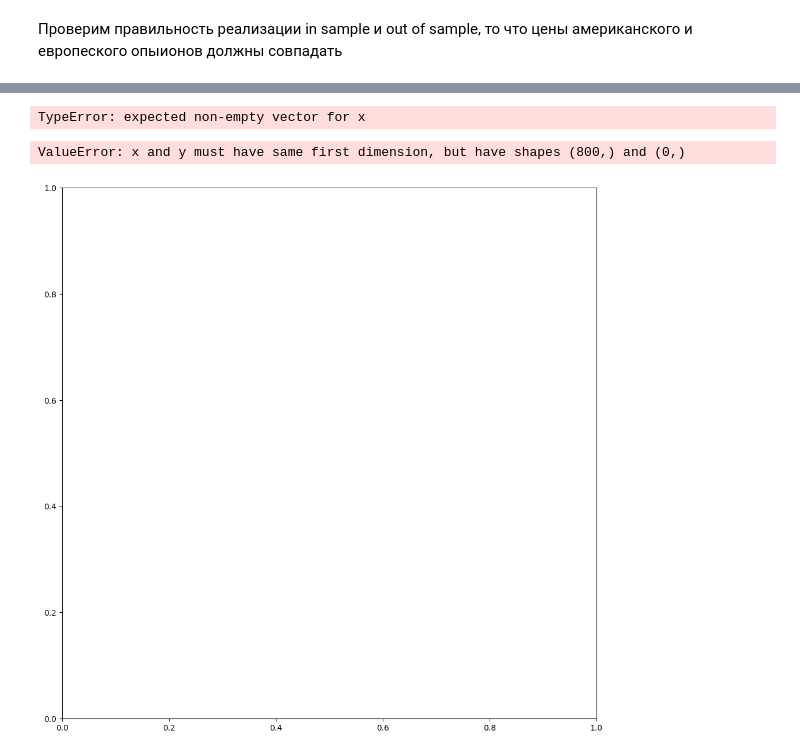
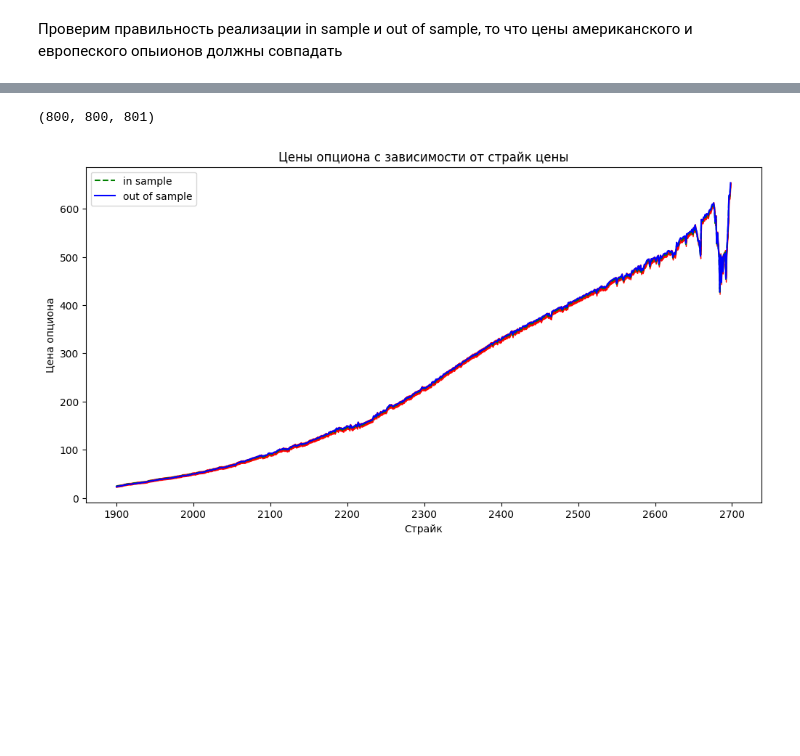
Before and after one commit to Pupok462/diploma_mag, a Jupyter notebook: diploma/notebooks/outofsample.ipynb, the cells around one changed output, grey strips where cells are left out. Saved outputs shown, nothing was run; the diff lists cells and outputs as text; code cells hidden in the pictures; blank space fills up the shorter version.

```diff
--- a/diploma/notebooks/outofsample.ipynb
+++ b/diploma/notebooks/outofsample.ipynb
@@ -138,12 +191,13 @@ from tqdm.notebook import tqdm
 
 # ------- ENVS -------
 # --------------------
-NUM_PATHS = 500
-PATH_LEN = 10
-STRIKE = 15
-START_REAL_PRICE = 20
+NUM_PATHS = 10000
+PATH_LEN = 20
+STRIKE = 1900
+START_REAL_PRICE = 2000
 RISK_FREE_RATE = 5.0
-VOLATILITY = 4
+VOLATILITY = 50
+STRIKE_STEP = 1
 # --------------------
 # --------------------
 
@@ -158,5 +212,3 @@ oos_paths = brownian.simulate(num_paths=NUM_PATHS, len_paths=PATH_LEN)
 
 naive_model = NaiveModel(risk_free_rate=RISK_FREE_RATE)
 option_model = PutOption()
-
-lss_paths
@@ -186,7 +224,7 @@ for i in tqdm(range(800)):
         monte_carlo_paths=lss_paths,
         model=naive_model
     )
-    _, lss_price = lss_model.evaluate(verbose=False)
+    lss_model.evaluate(verbose=False)
 
     models_after_train: list = list(lss_model.models_list)
 
@@ -197,32 +235,33 @@ for i in tqdm(range(800)):
         option=option_model,
         monte_carlo_paths=oos_paths
     )
-    oos_price, _ = oos_model.evaluate()
+    oos_model.evaluate()
 
-    STRIKE -= 0.0001
+    STRIKE += STRIKE_STEP
     conf_intervals.append(lss_model.confident_interval())
-    prices_in_sample.append(lss_price)
-    prices_out_of_sample.append(oos_price)
+    prices_in_sample.append(lss_model.american_option_price)
+    prices_out_of_sample.append(oos_model.american_option_price)
-# %% [output]
-TypeError: expected non-empty vector for x
 # %%
 up_border = [x + y for x, y in zip(prices_in_sample, conf_intervals)]
 low_border = [x - y for x, y in zip(prices_in_sample, conf_intervals)]
+# %%
+len(prices_in_sample), len(prices_out_of_sample), len(strike)
+# %% [output]
+(800, 800, 801)
 # %%
 import matplotlib.pyplot as plt
 
-fig, ax = plt.subplots(figsize=(12, 12))
-plt.plot(strike, prices_in_sample, linestyle='--', color='g', label='in sample')
-plt.plot(strike, prices_out_of_sample, linestyle='-', color='b', label='out of sample')
+fig, ax = plt.subplots(figsize=(12, 6))
+plt.plot(strike[:-1], prices_in_sample, linestyle='--', color='g', label='in sample')
+plt.plot(strike[:-1], prices_out_of_sample, linestyle='-', color='b', label='out of sample')
 plt.ylabel('Цена опциона')
 plt.xlabel('Cтрайк')
-ax.fill_between(strike, up_border, low_border, color='r')
+ax.fill_between(strike[:-1], up_border, low_border, color='r')
 plt.legend()
 plt.title("Цены опциона с зависимости от страйк цены")
 plt.show()
 # %% [output]
-ValueError: x and y must have same first dimension, but have shapes (800,) and (0,)
-[figure, old version]
+[figure, new version]
 # %%
 import matplotlib.pyplot as plt
 
```
Also changed, not shown: parts of 14 cells of this notebook, 13 other files.
